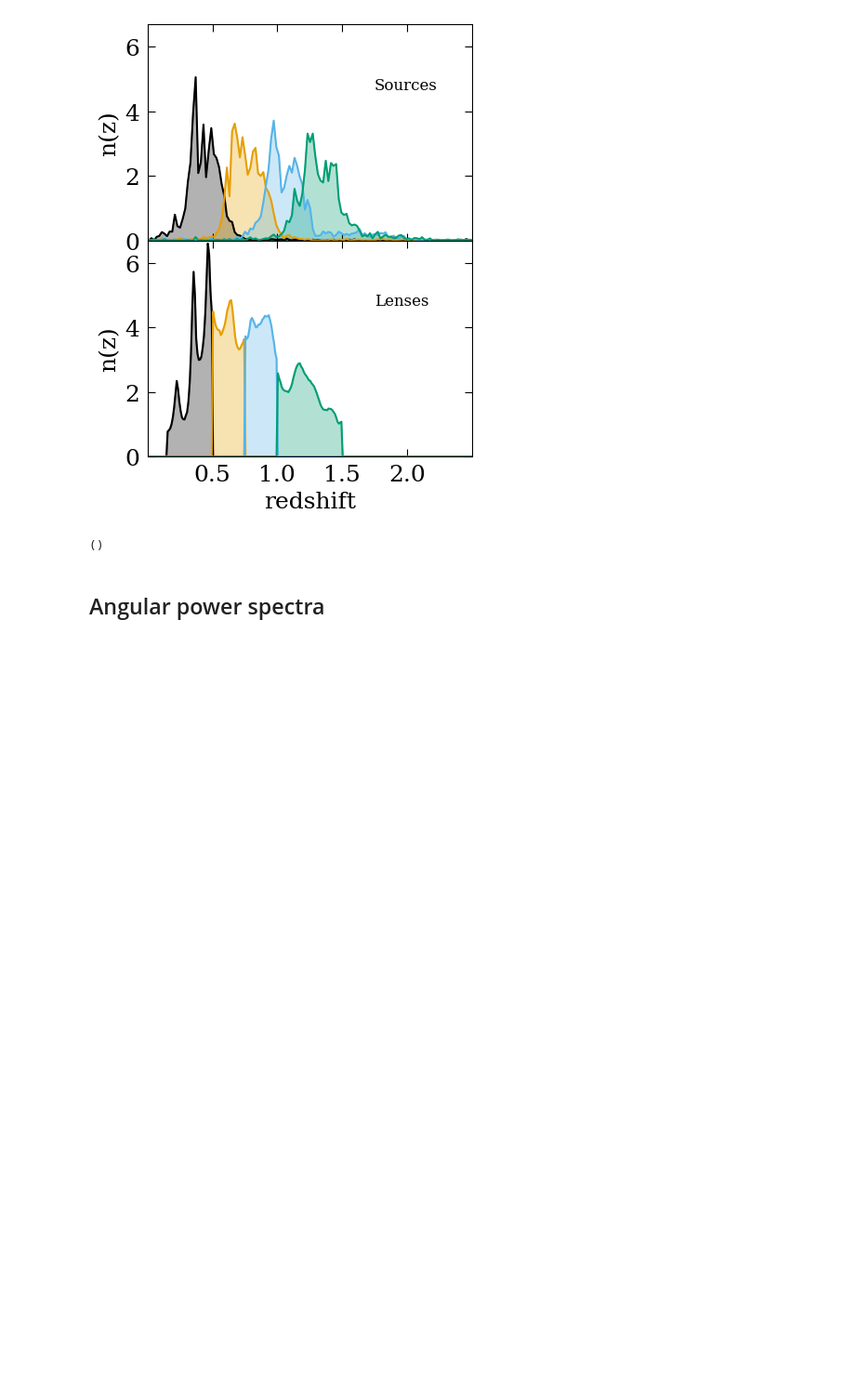
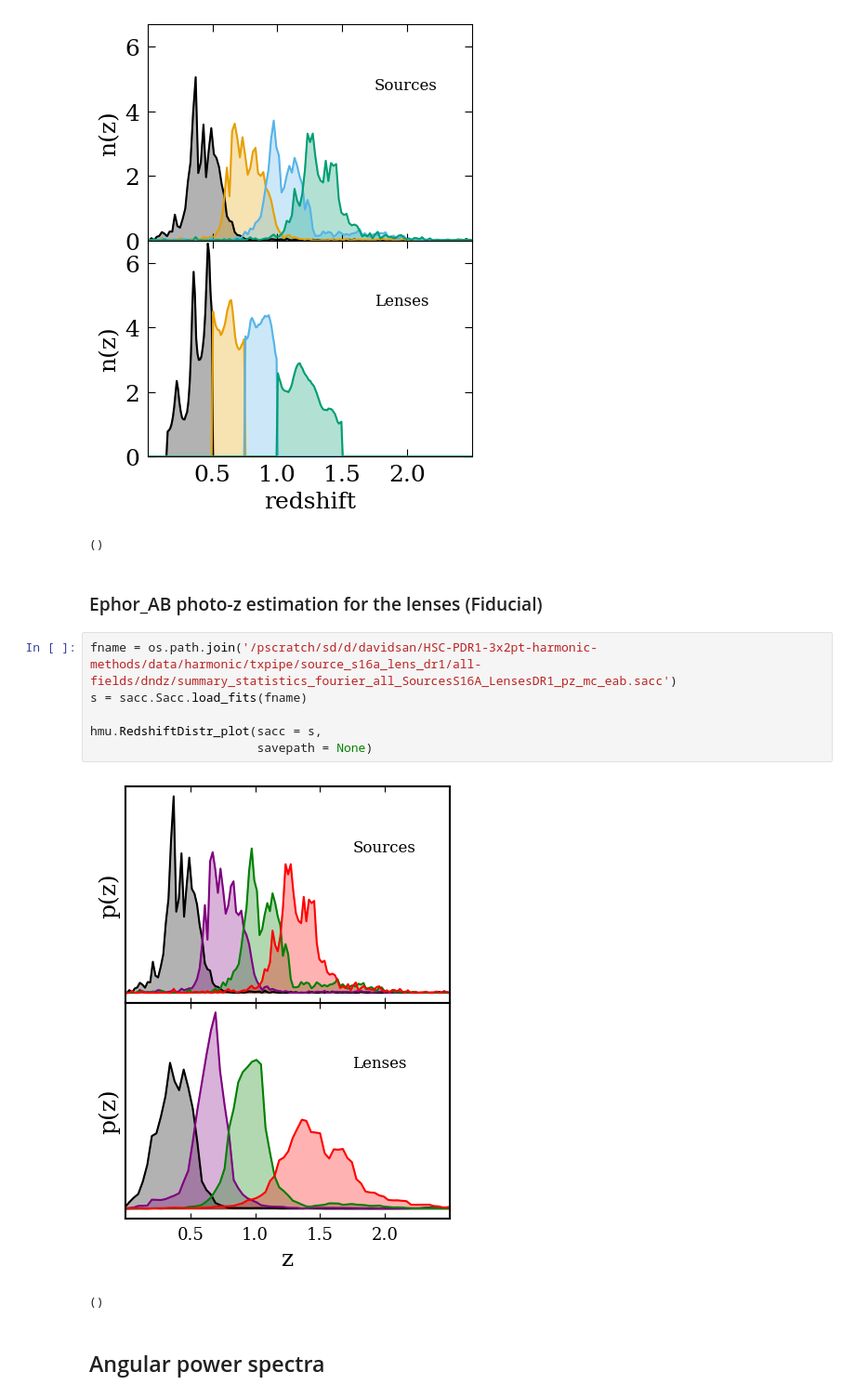
Before and after one commit to davsan06/HSC-PDR1-3x2pt-harmonic-methods, a Jupyter notebook: analysis/NBMeasurementPlot.ipynb, the cells around one changed output. Shown at 93% size. Drawn from its saved outputs; the diff is of its cells as text; blank space fills up the shorter version.

Commit message:
generating fiducial dv with different pzmethods estimates for the lenses

```diff
--- a/analysis/NBMeasurementPlot.ipynb
+++ b/analysis/NBMeasurementPlot.ipynb
@@ -100,6 +102,17 @@ HSCMeasurementUtils.RedshiftDistr_plot(sacc = s,
 # %% [output]
 [figure]
 ()
+# %% [markdown]
+### Ephor_AB photo-z estimation for the lenses (Fiducial)
+# %%
+fname = os.path.join('/pscratch/sd/d/davidsan/HSC-PDR1-3x2pt-harmonic-methods/data/harmonic/txpipe/source_s16a_lens_dr1/all-fields/dndz/summary_statistics_fourier_all_SourcesS16A_LensesDR1_pz_mc_eab.sacc')
+s = sacc.Sacc.load_fits(fname)
+
+hmu.RedshiftDistr_plot(sacc = s,
+                       savepath = None)
+# %% [output]
+[figure, added]
+()
 # %% [markdown]
 ## Angular power spectra
 # %% [markdown]
```
Also changed, not shown: parts of 11 cells of this notebook, 2 other files.
